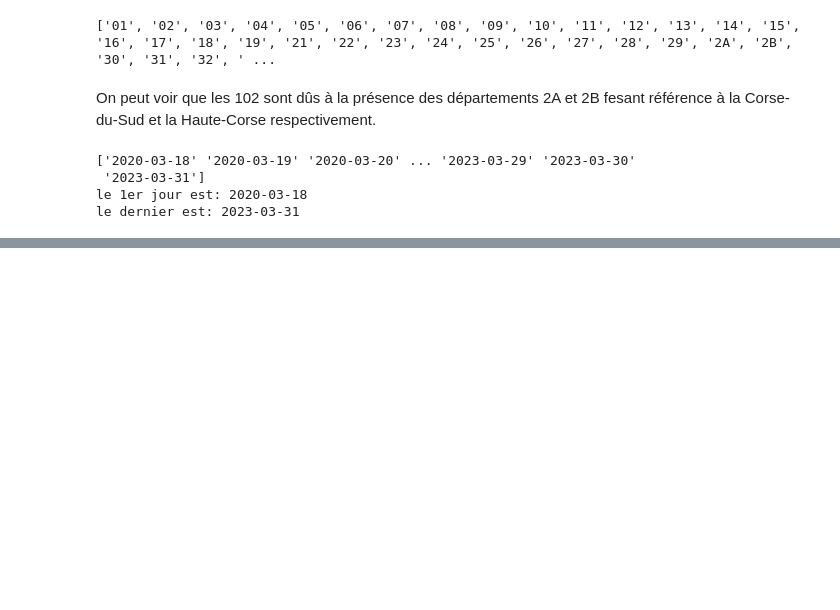
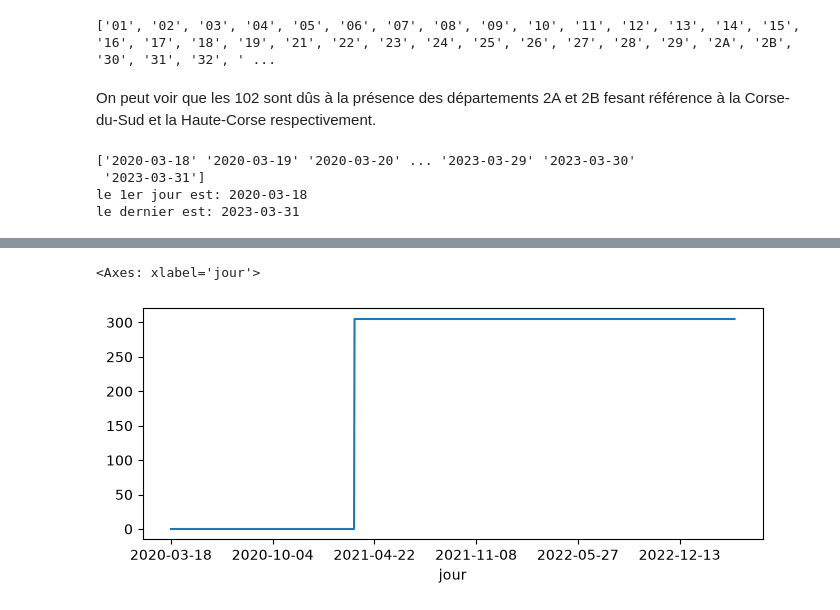
Before and after one commit to Audrey-Djomi/dashboard-sante-publique-france, a Jupyter notebook: notebooks/01_exploration.ipynb, the cells around one changed output, grey strips where cells are left out. Saved outputs shown, nothing was run; the diff lists cells and outputs as text; code cells hidden in the pictures; blank space fills up the shorter version.

```diff
--- a/notebooks/01_exploration.ipynb
+++ b/notebooks/01_exploration.ipynb
@@ -202,0 +215,5 @@ le dernier est: 2023-03-31
+# %%
+df.groupby("jour")["autres"].count().plot(figsize=(8,3))
+# %% [output]
+<Axes: xlabel='jour'>
+[figure, added]
```
Also changed, not shown: parts of 4 cells of this notebook, 4 other files.
